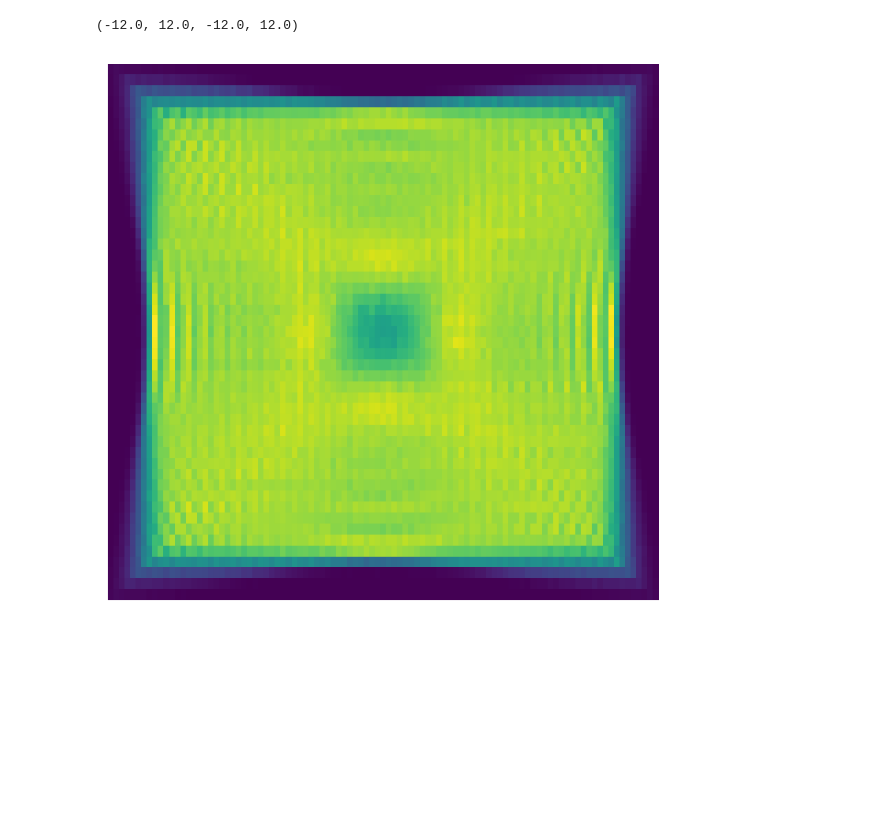
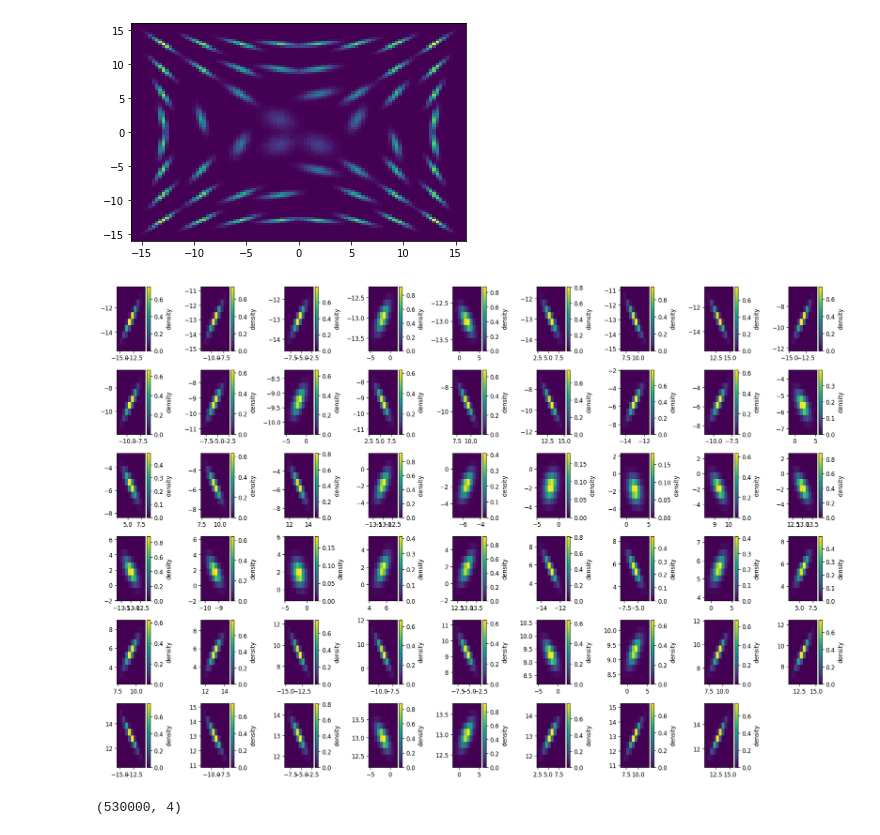
Before and after one commit to phinate/flow-interpolation, a Jupyter notebook: toy_problem.ipynb, the cells around one changed output. Drawn from its saved outputs; the diff is of its cells as text; code cells hidden in the pictures; blank space fills up the shorter version.

```diff
--- a/toy_problem.ipynb
+++ b/toy_problem.ipynb
@@ -48,9 +82,12 @@ for pdf in pdfs:
 # %%
 from jax.random import multivariate_normal, PRNGKey
+
+train_mask = jnp.array([x not in test for x in means.tolist()])
+train_context = means[train_mask]  # making this a variable for use later
 
 @jax.vmap
 def samples(mean, cov):
     return multivariate_normal(PRNGKey(0), mean, cov, shape=(10000,))
 
-samps = samples(means, covs)
-samps.shape
+train_samples = samples(train_context, covs[train_mask])
+assert train_samples.shape[0] == len(means) - len(test)
@@ -59,25 +94,48 @@ samps.shape
 # %%
-from plothelp import autogrid
 fig, ax = plt.subplots()
 
-bins = np.linspace(-val, val, 100), np.linspace(-val, val, 50)
+bins = np.linspace(-val, val, 100), np.linspace(-val, val, 100)
 
 
 def plot(ax, s, i):
     x, y = s[:,0], s[:,1]
     ax.hist2d(x,y, density=True, bins=bins)
     ax.set_xlim((-val,val))
     ax.set_ylim((-val,val))
 
-data = jnp.concatenate(samps)
-plot(ax, data, 0)
-# autogrid(
-#     samps,
-#     plot,
-#     # subplot_kwargs=dict(sharex=True, sharey=True),
-#     plots_per_row=7
-# );
-plt.axis('off')
+plot(ax, jnp.concatenate(train_samples), 0)
+# ax.scatter(xx2, yy2, marker='x', c='r', label ="distribution means")
 # %% [output]
-(-12.0, 12.0, -12.0, 12.0)
-[figure, old version]
+[figure, new version]
+# %%
+from plothelp import autogrid
+from flow_interp import train, sample
+
+data_hists, x_bins, y_bins = sample.make_data_hists2d(train_samples)
+
+def hist_plot_flow(ax, stuff, i):
+    hist, *bins = stuff
+    XX, YY = np.meshgrid(bins[0], bins[1])
+    a = ax.pcolormesh(XX, YY, (hist.T), shading='flat',cmap='viridis')#, norm=colors.LogNorm())
+    plt.colorbar(a, ax=ax, label='density')
+
+autogrid(
+    list(zip(data_hists, x_bins, y_bins)),
+    hist_plot_flow,
+);
+# %% [output]
+[figure, added]
+# %%
+from sklearn.preprocessing import MinMaxScaler, StandardScaler
+
+train_context_array = np.concatenate([[train_context[i].tolist()]*len(train_samples[i]) for i in range(len(train_samples))])
+
+train_concat = np.concatenate(train_samples)
+feature_scaler = StandardScaler().fit(train_concat)
+context_scaler = MinMaxScaler().fit(train_context_array)
+
+train_all = np.hstack((train_concat, train_context_array))
+rng.shuffle(train_all)
+train_all.shape
+# %% [output]
+(530000, 4)
```
Also changed, not shown: parts of 6 cells of this notebook, 1 other file.
